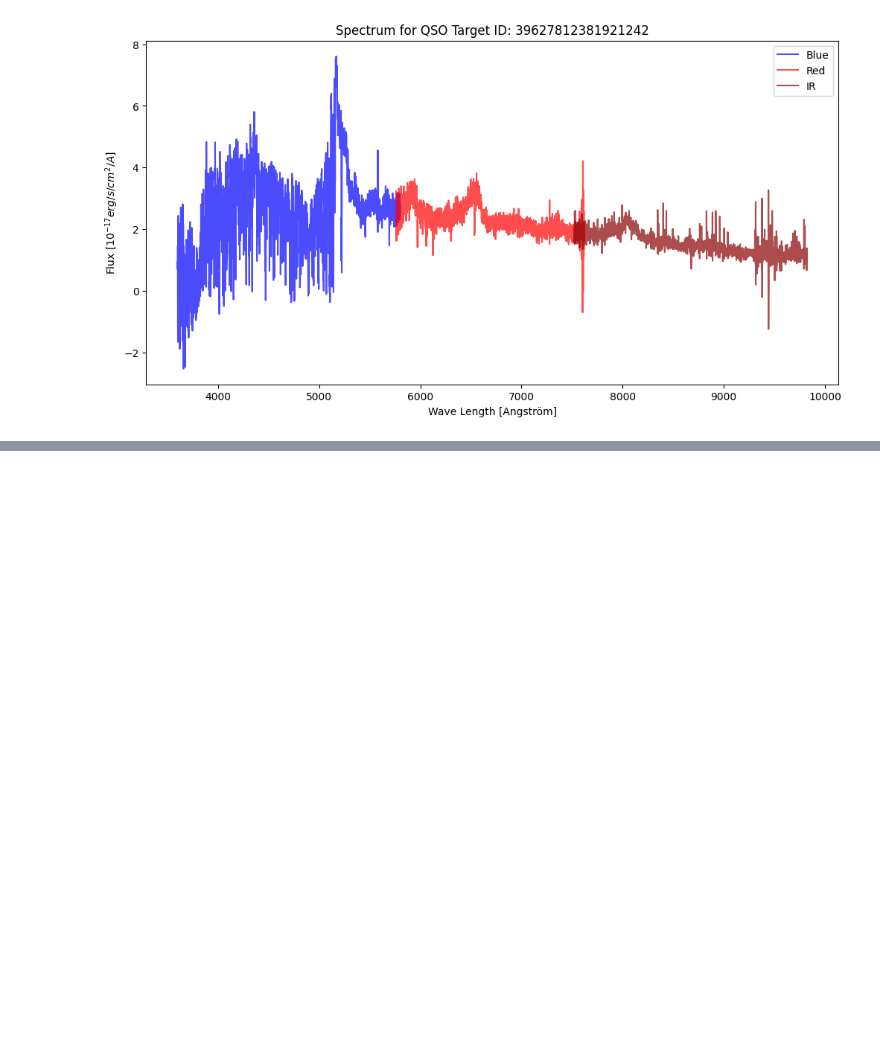
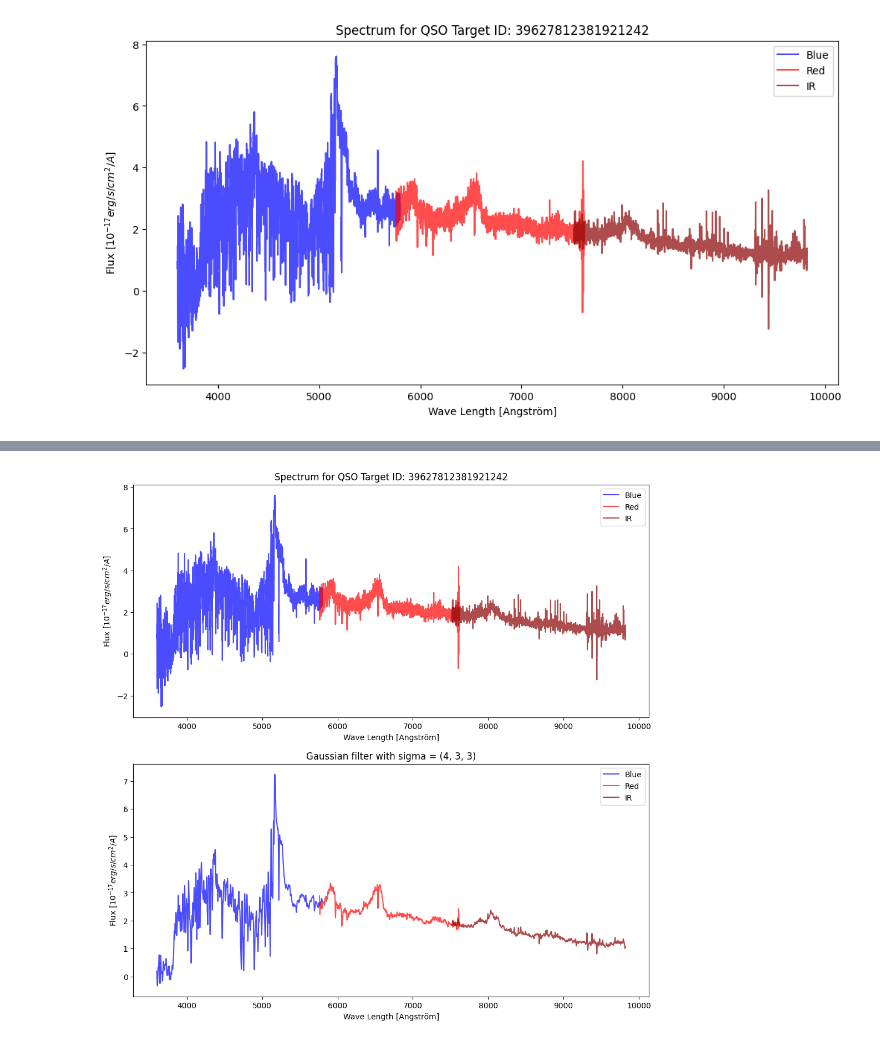
Before and after one commit to johannct/M2_Stage_Code, a Jupyter notebook: DESI Spectra.ipynb, the cells around one changed output, grey strips where cells are left out. Cells and saved outputs as stored; diff of their text form; code cells hidden in the pictures; blank space fills up the shorter version.

```diff
--- a/DESI Spectra.ipynb
+++ b/DESI Spectra.ipynb
@@ -161,6 +163,8 @@ FILE_QSO_NGC = DIR + "QSO_NGC_clustering.dat.fits"
 FILE_QSO_SGC = DIR + "QSO_SGC_clustering.dat.fits"
 QSO_NGC = Table.read(FILE_QSO_NGC)
 QSO_SGC = Table.read(FILE_QSO_SGC)
+QSO_NGC.add_index('TARGETID')
+QSO_SGC.add_index('TARGETID')
 
 #Common TARGETID
 mask_QSO = np.isin(QSO_FIBER['TARGETID'], QSO_NGC['TARGETID']) | np.isin(QSO_FIBER['TARGETID'], QSO_SGC['TARGETID'])
@@ -249,0 +289,12 @@ plot_spectrum(QSO, target_ID, 'QSO');
+# %%
+target_ID = get_max(QSO, 'TSNR2_QSO',"SCORES", mask=mask_QSO)
+flux_b, flux_r, flux_z = get_flux(QSO, target_ID)
+sigmaB, sigmaRZ = 4, 3
+sigma = (sigmaB, sigmaRZ, sigmaRZ)
+flux_b, flux_r, flux_z = apply_gaussianFilter(flux_b, flux_r, flux_z, sigma)
+
+fig, ax = plt.subplots(2, 1, figsize=(12, 12))
+plot_spectrum(QSO, target_ID, 'QSO', figax = (fig, ax[0]));
+plot_spectrum(QSO, target_ID, 'QSO', flux=(flux_b, flux_r, flux_z), figax = (fig, ax[1]), title=f'Gaussian filter with sigma = {sigma}');
+# %% [output]
+[figure, added]
```
Also changed, not shown: parts of 10 cells of this notebook, 1 other file.
